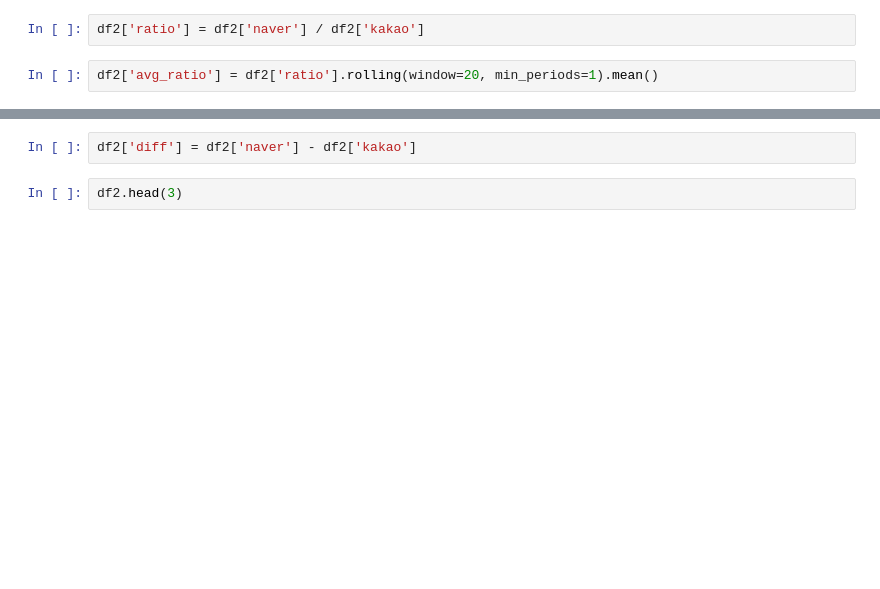
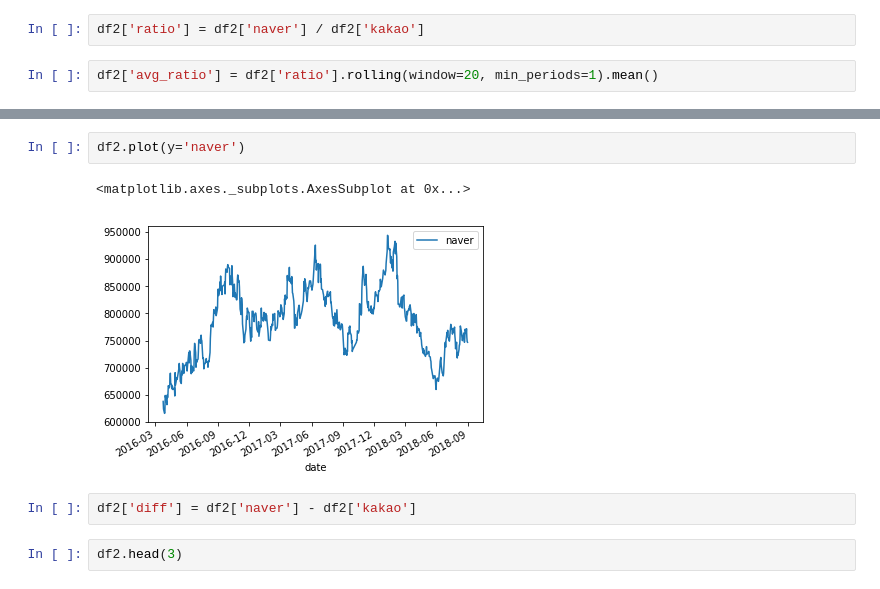
Before and after one commit to GoetheLee/WebCrawlerStudy, a Jupyter notebook: Etrade/get_stock_price.ipynb, the cells around one changed output, grey strips where cells are left out. Saved outputs shown, nothing was run; the diff lists cells and outputs as text; blank space fills up the shorter version.

```diff
--- a/Etrade/get_stock_price.ipynb
+++ b/Etrade/get_stock_price.ipynb
@@ -149,3 +157,8 @@ df2.plot(y='kakao')
+# %%
+df2.plot(y='naver')
+# %% [output]
+<matplotlib.axes._subplots.AxesSubplot at 0x...>
+[figure, added]
 # %%
 df2['diff'] = df2['naver'] - df2['kakao']
 # %%
```
Also changed, not shown: parts of 11 cells of this notebook, 1 other file.
